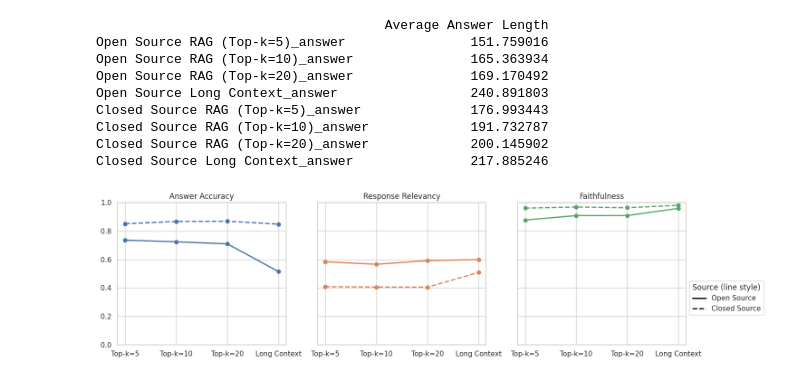
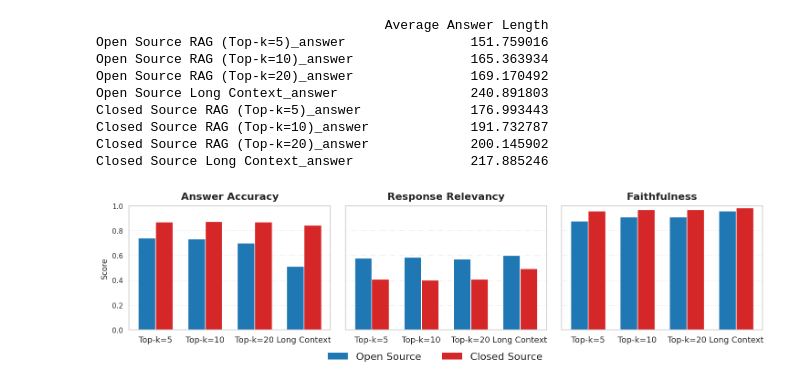
Before and after one commit to lukaskaibel/rag-medical-consultation, a Jupyter notebook: 6_generation_evaluation.ipynb, the cells around one changed output. Cells and saved outputs as stored; diff of their text form; code cells hidden in the pictures.

```diff
--- a/6_generation_evaluation.ipynb
+++ b/6_generation_evaluation.ipynb
@@ -503,6 +503,7 @@ import pandas as pd
 import seaborn as sns
 import matplotlib.pyplot as plt
 from matplotlib.lines import Line2D
+from matplotlib.patches import Patch
 
 # --- 1) Load ---
 df = pd.read_pickle("results/generation/2025-08-15_13-43-52.pkl")
@@ -517,6 +518,10 @@ METRIC_LABELS = {
 CONFIGS = ["Top-k=5", "Top-k=10", "Top-k=20", "Long Context"]
 SOURCES = ["Open Source", "Closed Source"]
 
+# Colors by SOURCE (not by metric)
+SOURCE_COLORS = {"Open Source": "#1f77b4",  # blue
+                 "Closed Source": "#d62728"}  # red
+
 # --- 3) Regex parse ---
 pat = re.compile(
     r"^(Open|Closed) Source (?:RAG \(Top-k=(\d+)\)|Long Context)_(answer_accuracy|response_relevancy|faithfulness)$",
@@ -525,6 +530,8 @@ pat = re.compile(
 
 parsed = []
 for col in df.columns:
+    if not isinstance(col, str):
+        continue
     m = pat.match(col.strip())
     if not m:
         continue
@@ -538,72 +545,90 @@ for col in df.columns:
 parsed_df = pd.DataFrame(parsed, columns=["column", "source", "config", "metric"])
 
 # --- 4) Compute mean scores ---
+
 def unwrap_single_element(val):
     if isinstance(val, (list, tuple)) and len(val) == 1:
         return val[0]
     return val
 
 rows = []
-for _, row in parsed_df.iterrows():
-    series = df[row["column"]].apply(unwrap_single_element)
+for _, prow in parsed_df.iterrows():
+    series = df[prow["column"]].apply(unwrap_single_element)
     vals = pd.to_numeric(series, errors="coerce")
     mean_val = vals.mean(skipna=True)
     rows.append({
-        "metric": row["metric"],
-        "config": row["config"],
-        "source": row["source"],
+        "metric": prow["metric"],
+        "config": prow["config"],
+        "source": prow["source"],
         "score": float(mean_val) if pd.notna(mean_val) else np.nan,
     })
 
 tidy = pd.DataFrame(rows).dropna(subset=["score"])
-tidy["metric"] = pd.Categorical(tidy["metric"], categories=METRICS, ordered=True)
-tidy["config"] = pd.Categorical(tidy["config"], categories=CONFIGS, ordered=True)
-tidy["source"] = pd.Categorical(tidy["source"], categories=SOURCES, ordered=True)
+# Ensure categorical ordering
+for col, cats in [("metric", METRICS), ("config", CONFIGS), ("source", SOURCES)]:
+    tidy[col] = pd.Categorical(tidy[col], categories=cats, ordered=True)
 
-# --- 5) Plot: metrics side by side horizontally ---
+# --- 5) Plot: grouped bars per metric (configs on x-axis, grouped by source) ---
 sns.set(style="whitegrid")
-fig, axes = plt.subplots(1, len(METRICS), figsize=(5*len(METRICS), 4), sharey=True)
+fig, axes = plt.subplots(1, len(METRICS), figsize=(15, 4), sharey=True)
+if len(METRICS) == 1:
+    axes = [axes]
 
-palette = sns.color_palette(n_colors=len(METRICS))
-metric_colors = {m: palette[i] for i, m in enumerate(METRICS)}
-source_styles = {"Open Source": "-", "Closed Source": "--"}
+bar_width = 0.35  # width for each source group
+x_positions = np.arange(len(CONFIGS))  # base positions for configs
 
 for ax, metric in zip(axes, METRICS):
-    sub = tidy[tidy["metric"] == metric].copy()
+    sub = tidy[tidy["metric"] == metric]
     if sub.empty:
         ax.axis("off")
         continue
 
-    for src in SOURCES:
+    # Map config to mean score per source
+    for i, src in enumerate(SOURCES):
         sub_src = sub[sub["source"] == src].sort_values("config")
         if sub_src.empty:
             continue
-        ax.plot(
-            sub_src["config"].astype(str),
-            sub_src["score"],
-            marker="o",
-            linewidth=2,
-            color=metric_colors[metric],
-            linestyle=source_styles[src],
-        )
+        scores = sub_src["score"].values
+        # Align scores with CONFIG ordering (in case some missing)
+        score_map = {c: s for c, s in zip(sub_src["config"].astype(str), scores)}
+        aligned_scores = [score_map.get(cfg, np.nan) for cfg in CONFIGS]
+        offsets = x_positions + (i - (len(SOURCES) - 1) / 2) * bar_width
+        ax.bar(offsets, aligned_scores, width=bar_width, color=SOURCE_COLORS[src], label=src)
 
+    ax.set_xticks(x_positions)
+    ax.set_xticklabels(CONFIGS, fontsize=13)
     ax.set_ylim(0.0, 1.0)
-    ax.set_title(METRIC_LABELS.get(metric, metric))
+    ax.set_title(METRICS and METRIC_LABELS.get(metric, metric), fontsize=16, fontweight='bold', pad=10)
+    if ax == axes[0]:
+        ax.set_ylabel("Score", labelpad=5)
+    else:
+        ax.set_ylabel("")
+    ax.yaxis.grid(True, linestyle=':', linewidth=0.6, alpha=1)
 
-# Build legends (shared)
-source_handles = [
-    Line2D([0],[0], color="black", lw=2, linestyle=ls, label=src)
-    for src, ls in source_styles.items()
-]
+# Build legend (Source colors)
+handles = [Patch(facecolor=SOURCE_COLORS[s], edgecolor="black", label=s) for s in SOURCES]
+# Figure-level legend centered below subplots
+for h in handles:
+    h.set_edgecolor('none')
+    h.set_linewidth(0)
+    # Keep x-axis (bottom) spines visible (later code hides them)
+    def _keep_bottom_spines_visible(event=None):
+        for _ax in axes:
+            _ax.spines['bottom'].set_visible(True)
+    fig.canvas.mpl_connect('draw_event', _keep_bottom_spines_visible)
 
-axes[-1].legend(handles=source_handles, title="Source (line style)",
-                bbox_to_anchor=(1.02, 0.45), loc="upper left", borderaxespad=0.)
+leg = fig.legend(handles=handles, loc='lower center', ncol=2, frameon=False,
+                 fontsize=16, bbox_to_anchor=(0.5, -0.02))
 
-plt.tight_layout()
+# Remove x-axis grid lines and bottom axis line (spine)
+for ax in axes:
+    ax.xaxis.grid(False)
+    ax.spines['bottom'].set_visible(False)
+plt.tight_layout(rect=(0, 0.08, 1, 1))
 plt.show()
 fig.savefig("figures/generation_eval_metrics_horizontal.pgf")
 # %% [output]
-[figure, old version]
+[figure, new version]
 # %%
 import pandas as pd
 import numpy as np
```
Also changed, not shown: parts of 2 cells of this notebook, 3 other files.
